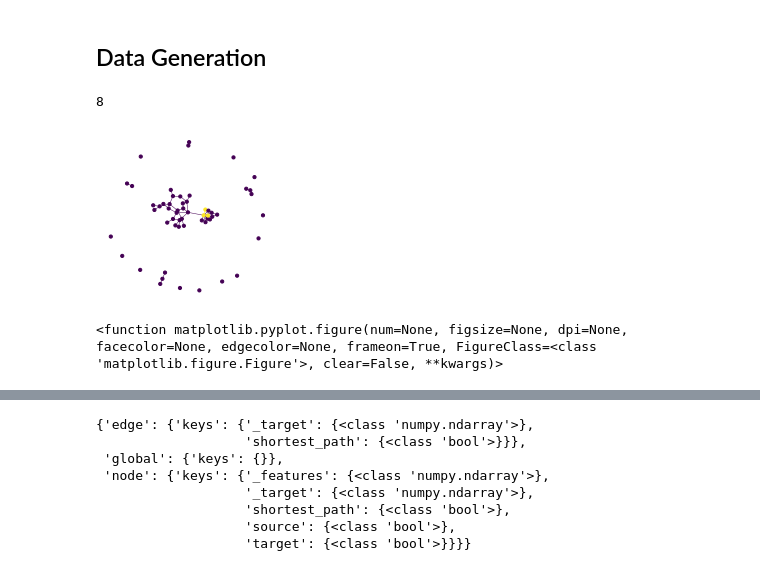
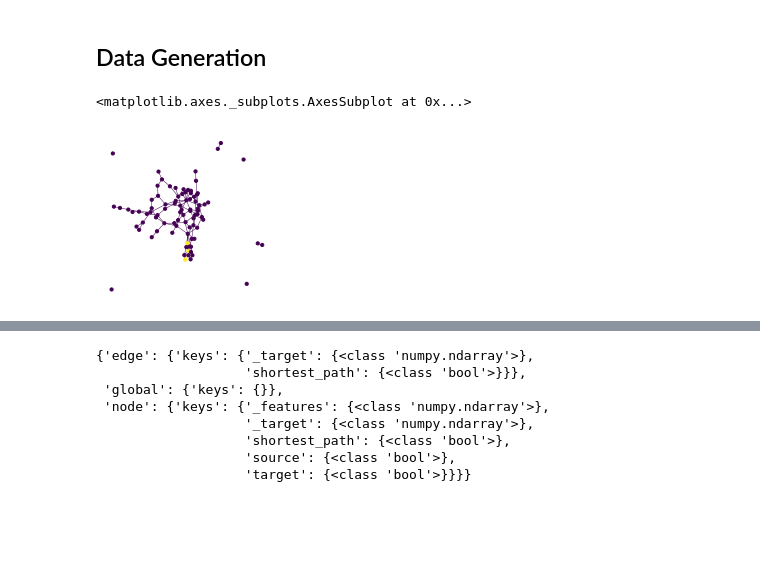
Before and after one commit to jvrana/caldera, a Jupyter notebook: examples/traversals/shortest_path.ipynb, the cells around one changed output, grey strips where cells are left out. Cells and saved outputs as stored; diff of their text form; code cells hidden in the pictures; blank space fills up the shorter version.

```diff
--- a/examples/traversals/shortest_path.ipynb
+++ b/examples/traversals/shortest_path.ipynb
@@ -49,6 +49,7 @@ from caldera.utils.nx.generators import _uuid_chain
 from caldera.utils.nx.generators import chain_graph
 from caldera.utils.nx.generators import compose_and_connect
 from caldera.utils.nx.generators import random_graph
+%matplotlib inline
 
 def generate_shorest_path_example(n_nodes, density, path_length, compose_density = None):
     d = _resolve_range(density)
@@ -57,7 +58,6 @@ def generate_shorest_path_example(n_nodes, density, path_length, compose_density
         cd = d
     else:
         cd = _resolve_range(compose_density)
-    print(l)
     path = list(_uuid_chain(l))
     h = chain_graph(path, nx.Graph)
     g = random_graph(n_nodes, density=d)
@@ -103,42 +103,39 @@ def generate_shorest_path_example(n_nodes, density, path_length, compose_density
             NetworkxNodesToStr(),
             NetworkxToDirected(),
         ]
     )
 
     return preprocess([graph])[0]
 
 
-def draw_shortest_path(g):
+def draw_shortest_path(g, ax=None):
+    if ax is None:
+        fig = plt.figure(figsize=(3, 3))
+        ax = fig.gca()
+    ax.axis('off')
+
     g = nx.to_undirected(g)
-    fig = plt.figure(figsize=(3, 3))
-    ax = fig.gca()
-    ax.axis('off')
     nodelist = list(g.nodes)
 
     node_color = []
     for n in nodelist:
         node_color.append(g.nodes[n]['shortest_path'])
 
     edge_list = []
     edge_color = []
     for n1, n2, edata in g.edges(data=True):
         edge_list.append((n1, n2))
         edge_color.append(edata['shortest_path'])
 
     pos = nx.layout.spring_layout(g)
     nx.draw_networkx_nodes(g, pos=pos, node_color=node_color, node_size=10, ax=ax)
     nx.draw_networkx_edges(g, pos=pos, width=0.5, edge_color=edge_color, ax=ax)
+    return ax
 
 
 
 g = generate_shorest_path_example((10, 100), (0.03, 0.03), (5, 10), (0.01, 0.02))
 draw_shortest_path(g)
 # %% [output]
-8
+<matplotlib.axes._subplots.AxesSubplot at 0x...>
-[figure, old version]
+[figure, new version]
-# %%
-import pylab as plt
-
-plt.figure
-# %% [output]
-<function matplotlib.pyplot.figure(num=None, figsize=None, dpi=None, facecolor=None, edgecolor=None, frameon=True, FigureClass=<class 'matplotlib.figure.Figure'>, clear=False, **kwargs)>
```
Also changed, not shown: parts of 10 cells of this notebook, 2 other files.
